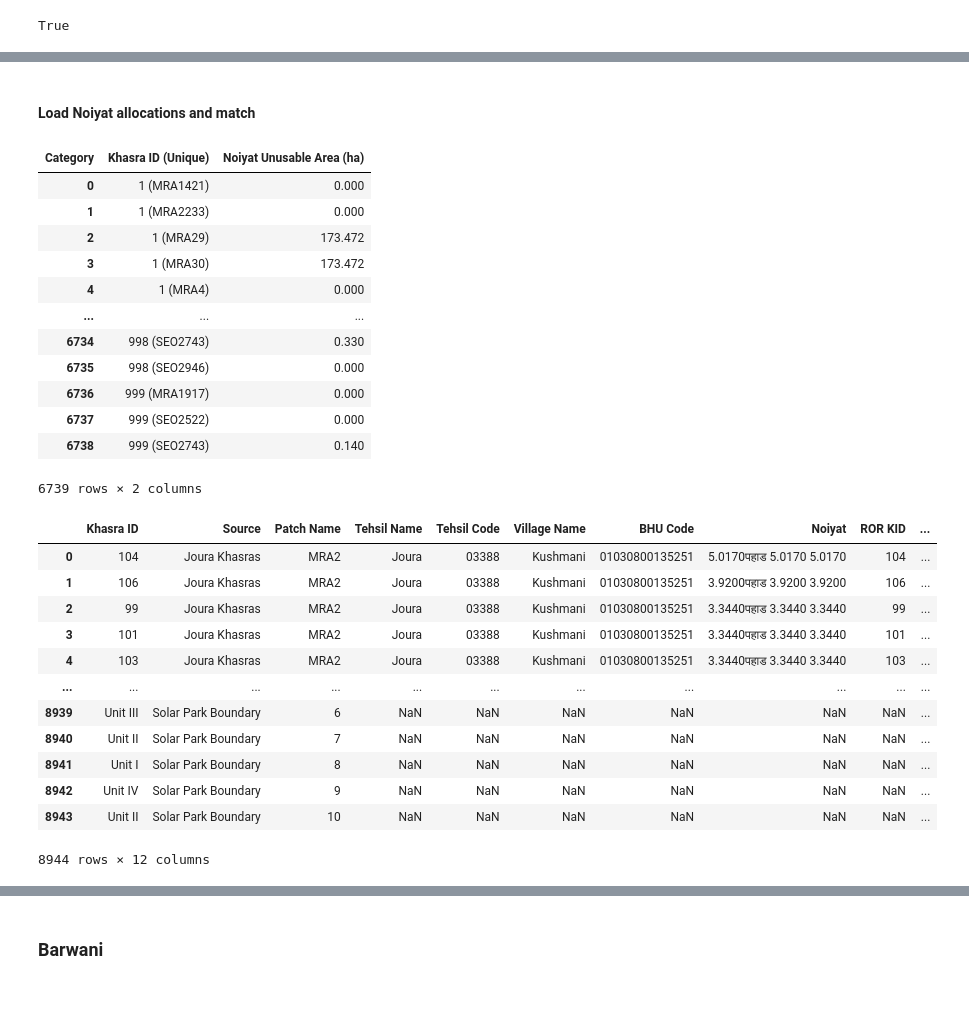
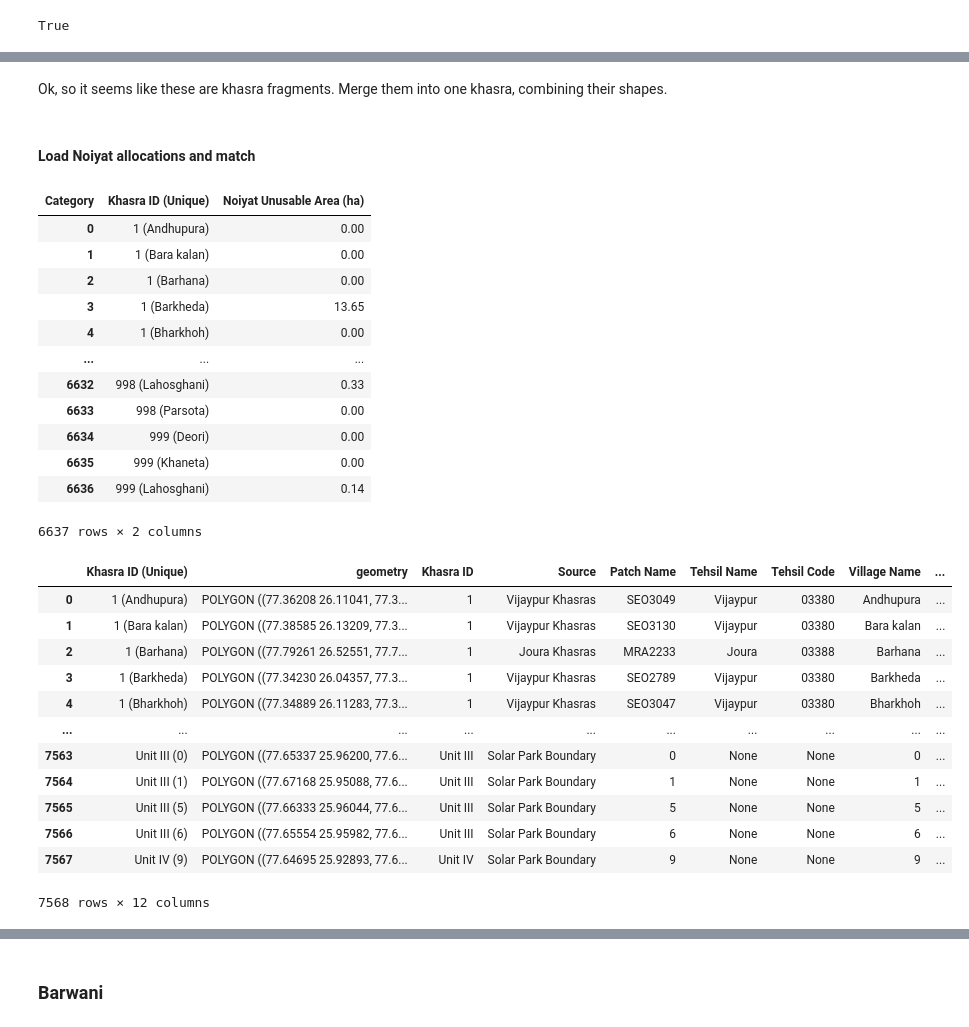
Before and after one commit to IDinsight/idinsight-solar-parks, a Jupyter notebook: notebooks/solar_parks_01_preprocessing.ipynb, the cells around one changed output, grey strips where cells are left out. Drawn from its saved outputs; the diff is of its cells as text; code cells hidden in the pictures; blank space fills up the shorter version.

Commit message:
switch to village-based unique IDs and dissolve shapes

```diff
--- a/notebooks/solar_parks_01_preprocessing.ipynb
+++ b/notebooks/solar_parks_01_preprocessing.ipynb
@@ -500,4 +501,5 @@ len(morena_gdf_clean) == len(morena_gdf)
 # %% [output]
 True
 # %%
-morena_gdf = morena_gdf.drop_duplicates(subset=["geometry"])
+morena_gdf_clean = morena_gdf_clean.drop_duplicates(subset=["geometry"])
+morena_gdf_clean.shape
@@ -509,6 +509,6 @@ morena_gdf.shape
 morena_gdf_clean["Khasra ID (Unique)"] = (
     morena_gdf_clean["Khasra ID"].astype(str)
     + " ("
-    + morena_gdf_clean["Patch Name"].astype(str)
+    + morena_gdf_clean["Village Name"].astype(str)
     + ")"
 )
@@ -531,3 +549,10 @@ morena_gdf_clean
+# %% [markdown]
+Ok, so it seems like these are khasra fragments. Merge them into one khasra, combining their shapes.
+# %%
+morena_gdf_dissolved = morena_gdf_clean.dissolve(by="Khasra ID (Unique)").reset_index()
+
+# alternatively, add a suffix to get each fragment separately
+# morena_gdf_clean["Khasra ID (Unique)"] = add_suffix_to_duplicates(morena_gdf_clean["Khasra ID (Unique)"])
 # %% [markdown]
 #### Load Noiyat allocations and match
 # %%
@@ -554,7 +579,7 @@ vijaypur_lookup.rename(
 )
 # %%
 combined_lookup = pd.concat([joura_lookup, vijaypur_lookup], ignore_index=True)
-combined_lookup = combined_lookup.sort_values(by=["Patch_name", "kid_geometry"])
+combined_lookup = combined_lookup.sort_values(by=["villagee", "kid_geometry"])
 combined_lookup["Category"] = combined_lookup["Category"].replace(
     {
         "To be considered for allotment": "Usable",
@@ -564,7 +589,7 @@ combined_lookup["Category"] = combined_lookup["Category"].replace(
 combined_lookup["Khasra ID (Unique)"] = (
     combined_lookup["kid_geometry"].astype(str)
     + " ("
-    + combined_lookup["Patch_name"].astype(str)
+    + combined_lookup["villagee"].astype(str)
     + ")"
 )
 # %%
@@ -586,38 +611,38 @@ pivot_df.rename(
 pivot_df
 # %% [output]
 | Category | Khasra ID (Unique) | Noiyat Unusable Area (ha) |
-| 0 | 1 (MRA1421) | 0.000 |
-| 1 | 1 (MRA2233) | 0.000 |
-| 2 | 1 (MRA29) | 173.472 |
-| 3 | 1 (MRA30) | 173.472 |
-| 4 | 1 (MRA4) | 0.000 |
+| 0 | 1 (Andhupura) | 0.00 |
+| 1 | 1 (Bara kalan) | 0.00 |
+| 2 | 1 (Barhana) | 0.00 |
+| 3 | 1 (Barkheda) | 13.65 |
+| 4 | 1 (Bharkhoh) | 0.00 |
 | ... | ... | ... |
-| 6734 | 998 (SEO2743) | 0.330 |
-| 6735 | 998 (SEO2946) | 0.000 |
-| 6736 | 999 (MRA1917) | 0.000 |
-| 6737 | 999 (SEO2522) | 0.000 |
-| 6738 | 999 (SEO2743) | 0.140 |
+| 6632 | 998 (Lahosghani) | 0.33 |
+| 6633 | 998 (Parsota) | 0.00 |
+| 6634 | 999 (Deori) | 0.00 |
+| 6635 | 999 (Khaneta) | 0.00 |
+| 6636 | 999 (Lahosghani) | 0.14 |
-6739 rows × 2 columns
+6637 rows × 2 columns
 # %%
-morena_gdf_merged = morena_gdf_clean.merge(
+morena_gdf_merged = morena_gdf_dissolved.merge(
     pivot_df,
     on="Khasra ID (Unique)",
     how="left",
 )
 morena_gdf_merged["Noiyat Unusable Area (ha)"].fillna(0, inplace=True)
 
 morena_gdf_merged
 # %% [output]
-|  | Khasra ID | Source | Patch Name | Tehsil Name | Tehsil Code | Village Name | BHU Code | Noiyat | ROR KID | ... |
-| 0 | 104 | Joura Khasras | MRA2 | Joura | 03388 | Kushmani | 01030800135251 | 5.0170पहाड 5.0170 5.0170 | 104 | ... |
-| 1 | 106 | Joura Khasras | MRA2 | Joura | 03388 | Kushmani | 01030800135251 | 3.9200पहाड 3.9200 3.9200 | 106 | ... |
-| 2 | 99 | Joura Khasras | MRA2 | Joura | 03388 | Kushmani | 01030800135251 | 3.3440पहाड 3.3440 3.3440 | 99 | ... |
-| 3 | 101 | Joura Khasras | MRA2 | Joura | 03388 | Kushmani | 01030800135251 | 3.3440पहाड 3.3440 3.3440 | 101 | ... |
-| 4 | 103 | Joura Khasras | MRA2 | Joura | 03388 | Kushmani | 01030800135251 | 3.3440पहाड 3.3440 3.3440 | 103 | ... |
-| ... | ... | ... | ... | ... | ... | ... | ... | ... | ... | ... |
-| 8939 | Unit III | Solar Park Boundary | 6 | NaN | NaN | NaN | NaN | NaN | NaN | ... |
-| 8940 | Unit II | Solar Park Boundary | 7 | NaN | NaN | NaN | NaN | NaN | NaN | ... |
-| 8941 | Unit I | Solar Park Boundary | 8 | NaN | NaN | NaN | NaN | NaN | NaN | ... |
-| 8942 | Unit IV | Solar Park Boundary | 9 | NaN | NaN | NaN | NaN | NaN | NaN | ... |
-| 8943 | Unit II | Solar Park Boundary | 10 | NaN | NaN | NaN | NaN | NaN | NaN | ... |
+|  | Khasra ID (Unique) | geometry | Khasra ID | Source | Patch Name | Tehsil Name | Tehsil Code | Village Name | ... |
+| 0 | 1 (Andhupura) | POLYGON ((77.36208 26.11041, 77.3... | 1 | Vijaypur Khasras | SEO3049 | Vijaypur | 03380 | Andhupura | ... |
+| 1 | 1 (Bara kalan) | POLYGON ((77.38585 26.13209, 77.3... | 1 | Vijaypur Khasras | SEO3130 | Vijaypur | 03380 | Bara kalan | ... |
+| 2 | 1 (Barhana) | POLYGON ((77.79261 26.52551, 77.7... | 1 | Joura Khasras | MRA2233 | Joura | 03388 | Barhana | ... |
+| 3 | 1 (Barkheda) | POLYGON ((77.34230 26.04357, 77.3... | 1 | Vijaypur Khasras | SEO2789 | Vijaypur | 03380 | Barkheda | ... |
+| 4 | 1 (Bharkhoh) | POLYGON ((77.34889 26.11283, 77.3... | 1 | Vijaypur Khasras | SEO3047 | Vijaypur | 03380 | Bharkhoh | ... |
+| ... | ... | ... | ... | ... | ... | ... | ... | ... | ... |
+| 7563 | Unit III (0) | POLYGON ((77.65337 25.96200, 77.6... | Unit III | Solar Park Boundary | 0 | None | None | 0 | ... |
+| 7564 | Unit III (1) | POLYGON ((77.67168 25.95088, 77.6... | Unit III | Solar Park Boundary | 1 | None | None | 1 | ... |
+| 7565 | Unit III (5) | POLYGON ((77.66333 25.96044, 77.6... | Unit III | Solar Park Boundary | 5 | None | None | 5 | ... |
+| 7566 | Unit III (6) | POLYGON ((77.65554 25.95982, 77.6... | Unit III | Solar Park Boundary | 6 | None | None | 6 | ... |
+| 7567 | Unit IV (9) | POLYGON ((77.64695 25.92893, 77.6... | Unit IV | Solar Park Boundary | 9 | None | None | 9 | ... |
-8944 rows × 12 columns
+7568 rows × 12 columns
```
Also changed, not shown: parts of 12 cells of this notebook.
